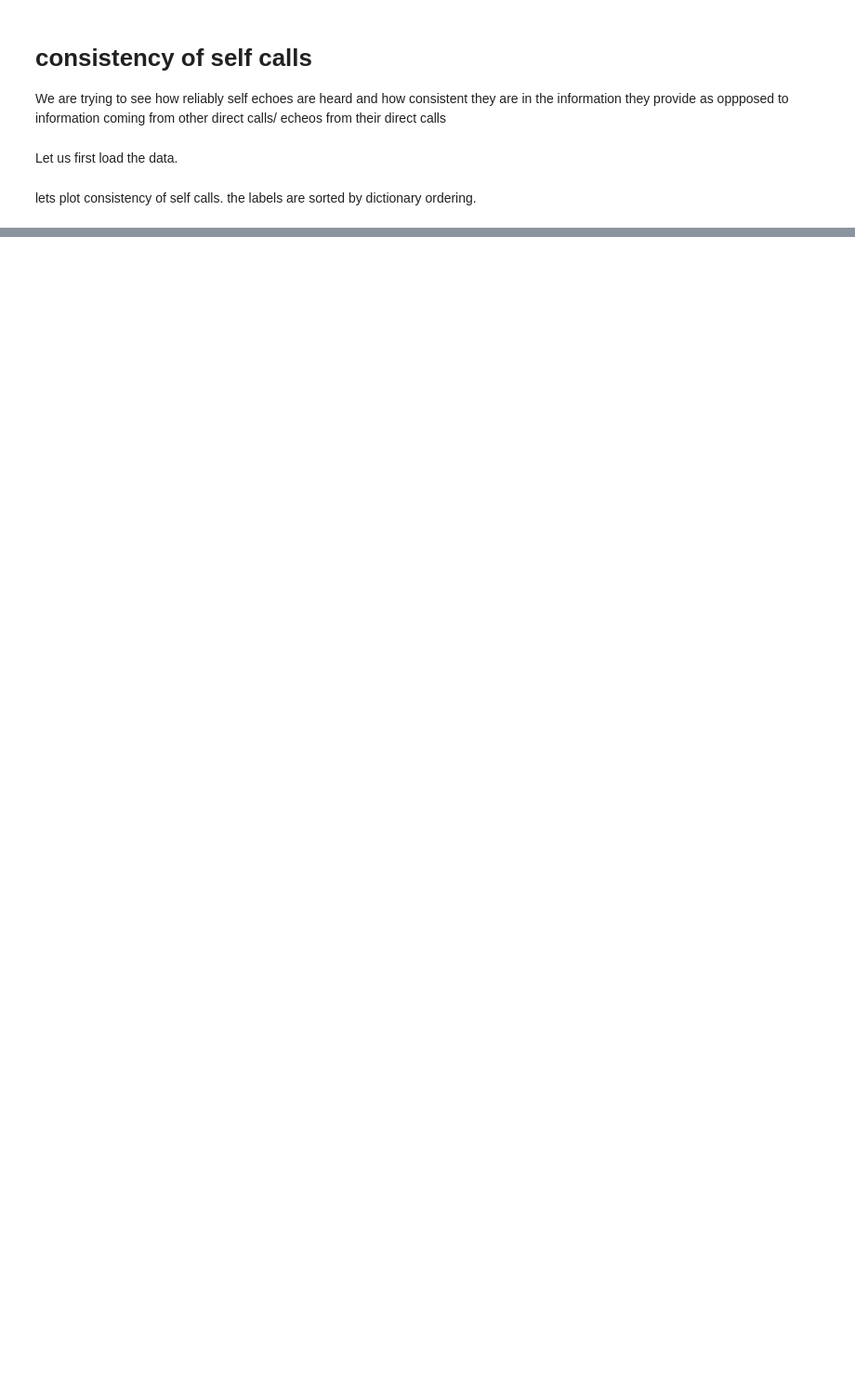
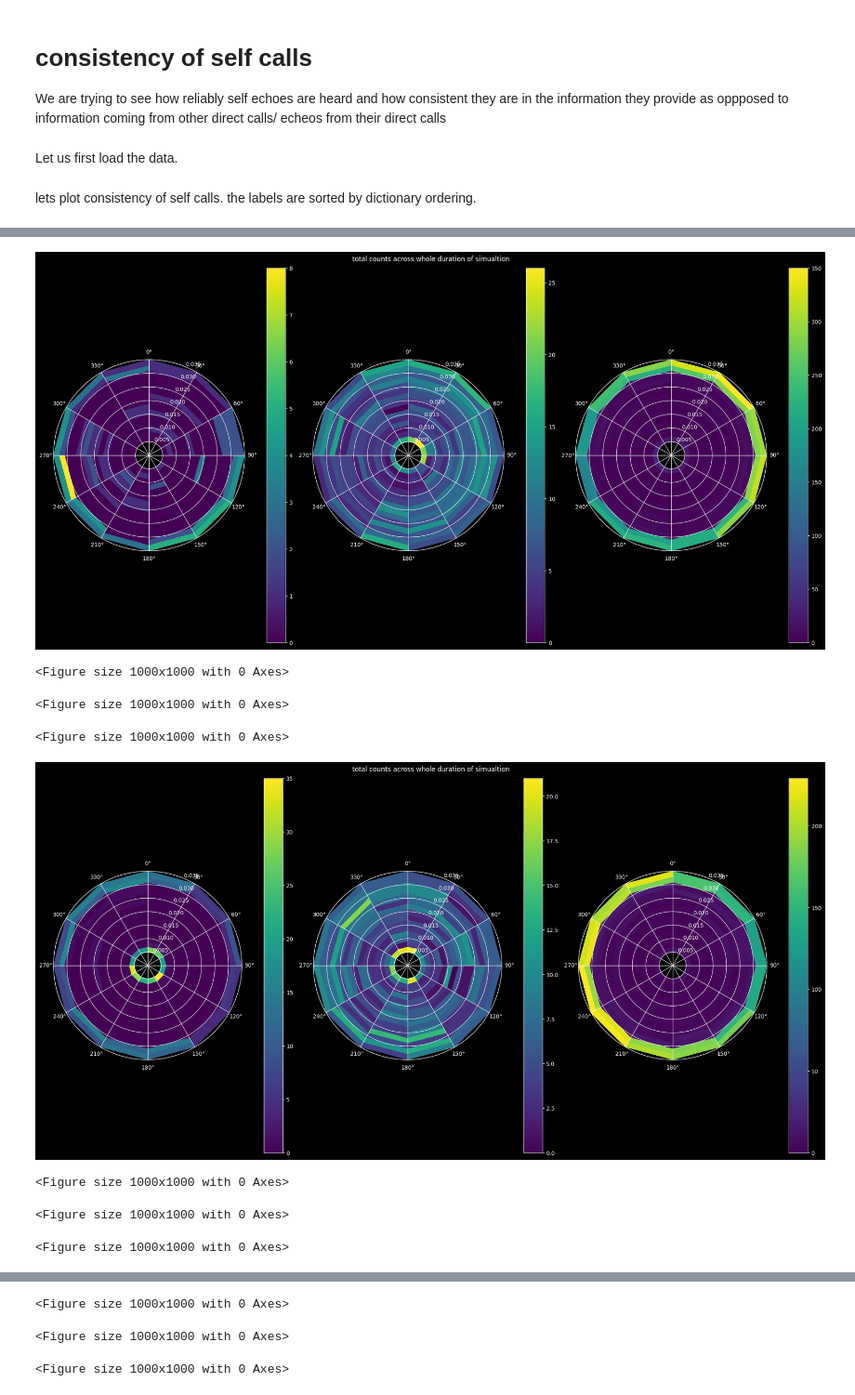
Before and after one commit to mogeraditya/dynamic_model_of_cocktail_party_nightmare, a Jupyter notebook: exploratory_analysis/consistency_of_self.ipynb, the cells around one changed output, grey strips where cells are left out. Shown at 93% size. Saved outputs shown, nothing was run; the diff lists cells and outputs as text; code cells hidden in the pictures; blank space fills up the shorter version.

```diff
--- a/exploratory_analysis/consistency_of_self.ipynb
+++ b/exploratory_analysis/consistency_of_self.ipynb
@@ -175,0 +454,42 @@ for param in ordered_list_of_parameters:
+# %%
+def plot_grid_matrix_into_radial(grid_matrix, spatial_grid_r, spatial_grid_theta, fig_and_ax):
+
+    r, theta = np.meshgrid(spatial_grid_r, spatial_grid_theta)
+    z = grid_matrix
+    plt.figure(figsize= (10,10))
+    fig, axs = fig_and_ax
+    im = axs.pcolormesh(theta, r, z.T, cmap = 'viridis')
+    fig.colorbar(im)
+    axs.set_thetagrids(range(0, 360, int(360/12)))
+    axs.set_theta_zero_location("N")
+    axs.set_theta_direction(-1)
+    # plt.show()
+# plt.plot(a, r, ls='none', color = 'k')
+# %%
+for param in ordered_list_of_parameters[::3]:
+    fig, ax = plt.subplots(
+                1,
+                3,
+                figsize=(20, 10),
+                subplot_kw={"projection": "polar"},
+                layout="constrained",
+            )
+
+    heard_sounds_array =dictionary_to_store_heard_sounds[param]
+    grid_data = convert_into_grids(heard_sounds_array)
+    spatial_grid_r = np.arange(0.005+RADIAL_RESOLUTION/2,0.035,RADIAL_RESOLUTION)
+    spatial_grid_theta = np.arange(-np.pi+ANGULAR_RESOLUTION/2, np.pi, ANGULAR_RESOLUTION)
+    plot_grid_matrix_into_radial(grid_data[0], spatial_grid_r, spatial_grid_theta, fig_and_ax=(fig,ax[0]))
+    plot_grid_matrix_into_radial(grid_data[1], spatial_grid_r, spatial_grid_theta, fig_and_ax=(fig,ax[1]))
+    plot_grid_matrix_into_radial(grid_data[2], spatial_grid_r, spatial_grid_theta, fig_and_ax=(fig,ax[2]))
+    fig.suptitle("total counts across whole duration of simualtion")
+    plt.show()
+# %% [output]
+[figure, added]
+<Figure size 1000x1000 with 0 Axes>
+<Figure size 1000x1000 with 0 Axes>
+<Figure size 1000x1000 with 0 Axes>
+[figure, added]
+<Figure size 1000x1000 with 0 Axes>
+<Figure size 1000x1000 with 0 Axes>
+<Figure size 1000x1000 with 0 Axes>
@@ -175,0 +497,3 @@ for param in ordered_list_of_parameters:
+<Figure size 1000x1000 with 0 Axes>
+<Figure size 1000x1000 with 0 Axes>
+<Figure size 1000x1000 with 0 Axes>
```
Also changed, not shown: parts of 16 cells of this notebook, 19 other files.
